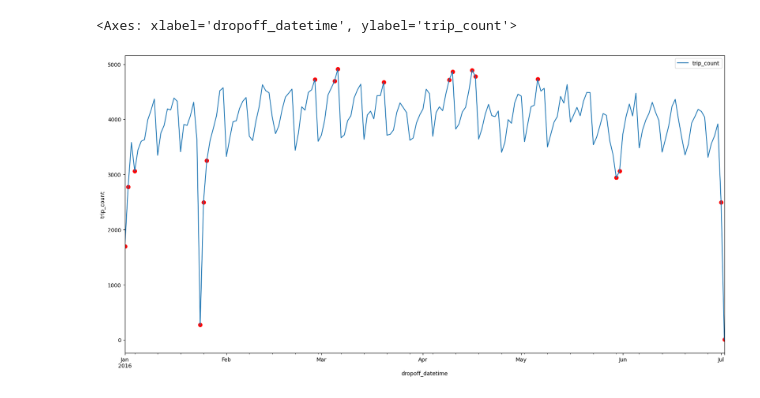
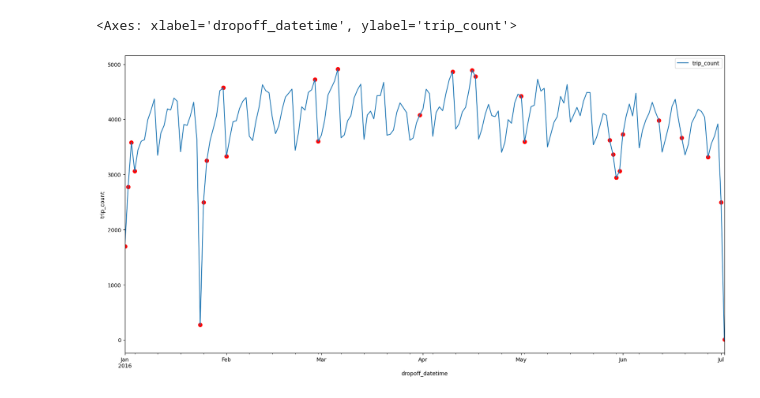
Before and after one commit to xrenvtomate/bigdata-project, a Jupyter notebook: notebooks/anomaly_finder_iso_forest.ipynb, the cells around one changed output. Cells and saved outputs as stored; diff of their text form; code cells hidden in the pictures.

Commit message:
iso forest

```diff
--- a/notebooks/anomaly_finder_iso_forest.ipynb
+++ b/notebooks/anomaly_finder_iso_forest.ipynb
@@ -9,3 +9,8 @@ df = df.groupby(by=['dropoff_datetime']).sum().sort_index()
+# %%
+df['Day'] = df['dropoff_datetime'].dt.weekday
+df['Month_day'] = df['dropoff_datetime'].dt.day
+# %%
+df = df.set_index("dropoff_datetime")
 # %%
 def run_isolation_forest(dataframe: pd.DataFrame, contamination="auto", n_estimators=200) -> pd.DataFrame:
     IF = (IsolationForest(random_state=0,
@@ -21,12 +26,12 @@ def run_isolation_forest(dataframe: pd.DataFrame, contamination="auto", n_estima
     score = IF.decision_function(dataframe)
     return output, score
 # %%
-outliers, score = run_isolation_forest(df, contamination=0.1)
+outliers, score = run_isolation_forest(df, contamination=0.15)
 # %%
-df = df.assign(Outliers=outliers).assign(Score=score).reset_index()
+predictions = df.assign(Outliers=outliers).assign(Score=score).reset_index()
 # %%
-ax = df.plot(x="dropoff_datetime", y="trip_count", figsize=(20, 10))
-df.loc[df['Outliers'] == 1].plot.scatter(x="dropoff_datetime", y="trip_count", ax=ax, c='r', s=50)
+ax = predictions.plot(x="dropoff_datetime", y="trip_count", figsize=(20, 10))
+predictions.loc[predictions['Outliers'] == 1].plot.scatter(x="dropoff_datetime", y="trip_count", ax=ax, c='r', s=50)
 # %% [output]
 <Axes: xlabel='dropoff_datetime', ylabel='trip_count'>
-[figure, old version]
+[figure, new version]
```
Also changed, not shown: parts of 1 cell of this notebook.
